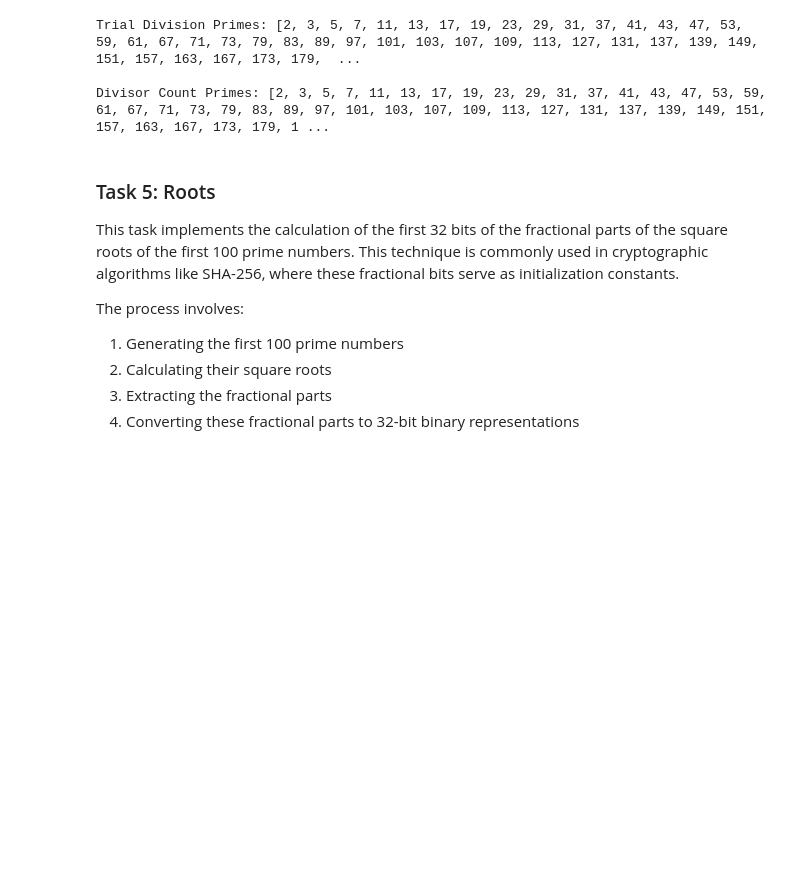
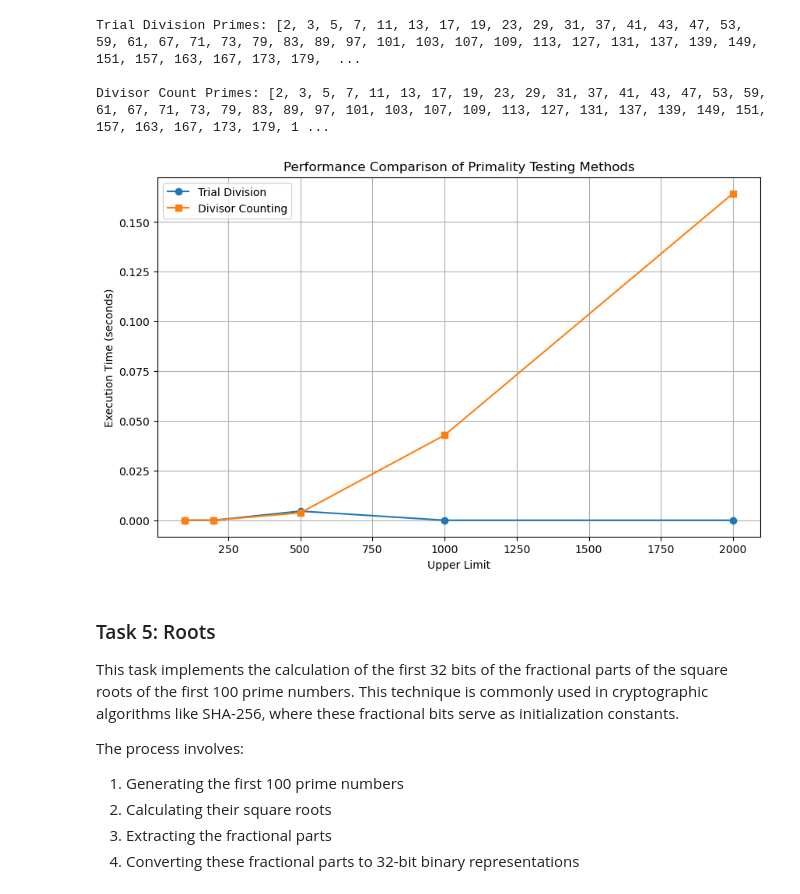
Before and after one commit to ConorRoberts1/computational_theory, a Jupyter notebook: tasks.ipynb, the cells around one changed output. Drawn from its saved outputs; the diff is of its cells as text; code cells hidden in the pictures; blank space fills up the shorter version.

Commit message:
added graph to demonstrate performance differences in task 4 methods

```diff
--- a/tasks.ipynb
+++ b/tasks.ipynb
@@ -286,6 +286,43 @@ print("\nDivisor Count Primes:", get_primes(is_prime_by_count, 100))
 Trial Division Primes: [2, 3, 5, 7, 11, 13, 17, 19, 23, 29, 31, 37, 41, 43, 47, 53, 59, 61, 67, 71, 73, 79, 83, 89, 97, 101, 103, 107, 109, 113, 127, 131, 137, 139, 149, 151, 157, 163, 167, 173, 179,  ...
 
 Divisor Count Primes: [2, 3, 5, 7, 11, 13, 17, 19, 23, 29, 31, 37, 41, 43, 47, 53, 59, 61, 67, 71, 73, 79, 83, 89, 97, 101, 103, 107, 109, 113, 127, 131, 137, 139, 149, 151, 157, 163, 167, 173, 179, 1 ...
+# %%
+import matplotlib.pyplot as plt
+
+# Compare performance of the two primality methods
+def time_primality_test(method, upper_limit):
+    import time
+    start = time.time()
+    primes = []
+    for n in range(2, upper_limit + 1):
+        if method(n):
+            primes.append(n)
+    end = time.time()
+    return primes, end - start
+
+# Test both methods with increasing upper limits
+limits = [100, 200, 500, 1000, 2000]
+trial_times = []
+count_times = []
+
+for limit in limits:
+    _, trial_time = time_primality_test(is_prime_trial, limit)
+    trial_times.append(trial_time)
+    _, count_time = time_primality_test(is_prime_by_count, limit)
+    count_times.append(count_time)
+
+# Create the visualization
+plt.figure(figsize=(10, 6))
+plt.plot(limits, trial_times, 'o-', label='Trial Division')
+plt.plot(limits, count_times, 's-', label='Divisor Counting')
+plt.xlabel('Upper Limit')
+plt.ylabel('Execution Time (seconds)')
+plt.title('Performance Comparison of Primality Testing Methods')
+plt.legend()
+plt.grid(True)
+plt.show()
+# %% [output]
+[figure, added]
 # %% [markdown]
 ### Task 5: Roots
 
```
